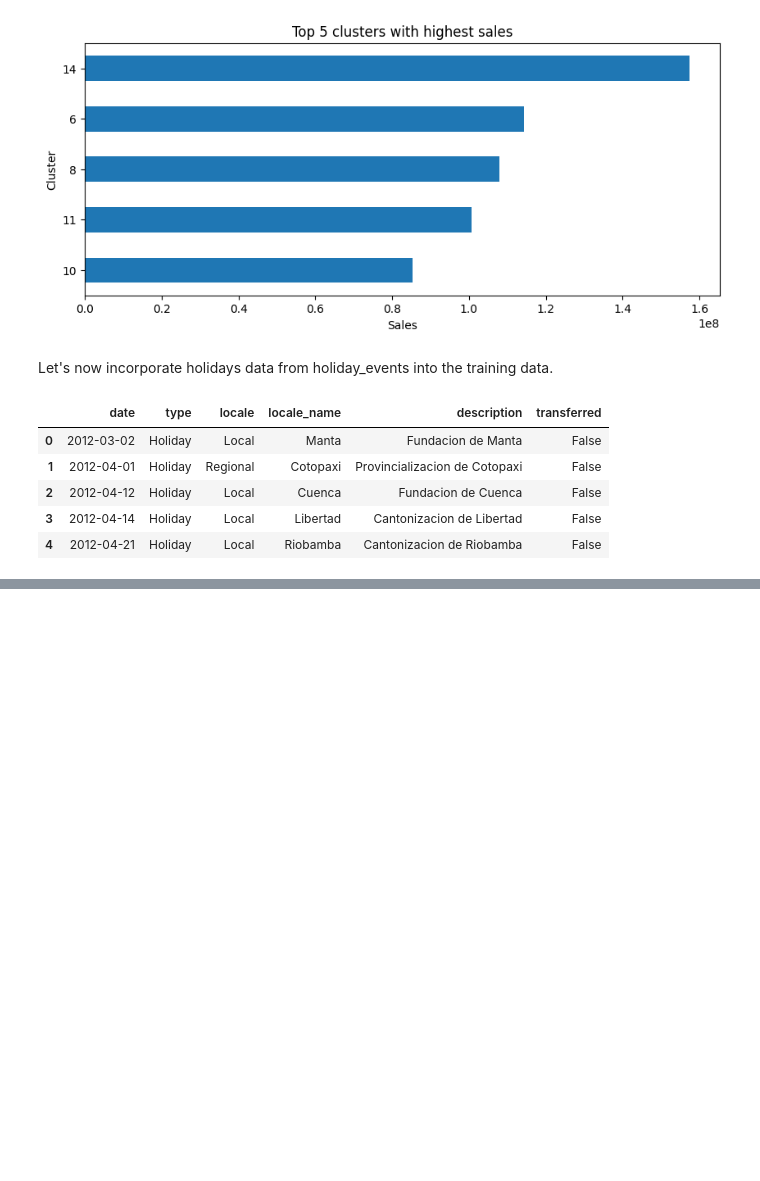
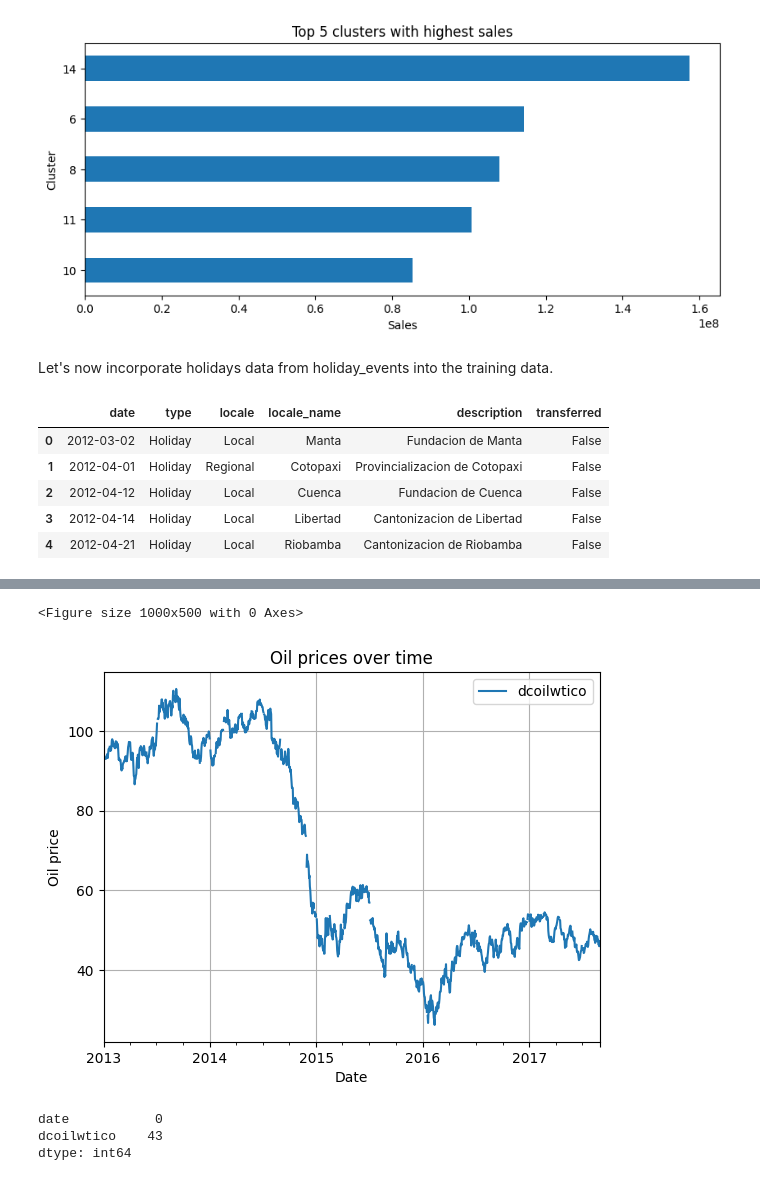
Before and after one commit to geethavenk/Sales_forecasting, a Jupyter notebook: notebooks/EDA_V1.ipynb, the cells around one changed output, grey strips where cells are left out. Drawn from its saved outputs; the diff is of its cells as text; code cells hidden in the pictures; blank space fills up the shorter version.

```diff
--- a/notebooks/EDA_V1.ipynb
+++ b/notebooks/EDA_V1.ipynb
@@ -433,0 +459,3 @@ national_holidays = holidays[(holidays['locale' == 'National']) & () & ()]
+# %%
+oil['date'] = pd.to_datetime(oil['date'])
+oil.head()
@@ -433,0 +469,18 @@ national_holidays = holidays[(holidays['locale' == 'National']) & () & ()]
+# %%
+plt.figure(figsize=(10,5))
+oil.plot(x='date', y='dcoilwtico')
+plt.title('Oil prices over time')
+plt.xlabel('Date')
+plt.ylabel('Oil price')
+plt.grid()
+plt.show()
+# %% [output]
+<Figure size 1000x500 with 0 Axes>
+[figure, added]
+# %%
+#missing values
+oil.isna().sum()
+# %% [output]
+date           0
+dcoilwtico    43
+dtype: int64
```
Also changed, not shown: parts of 13 cells of this notebook.
